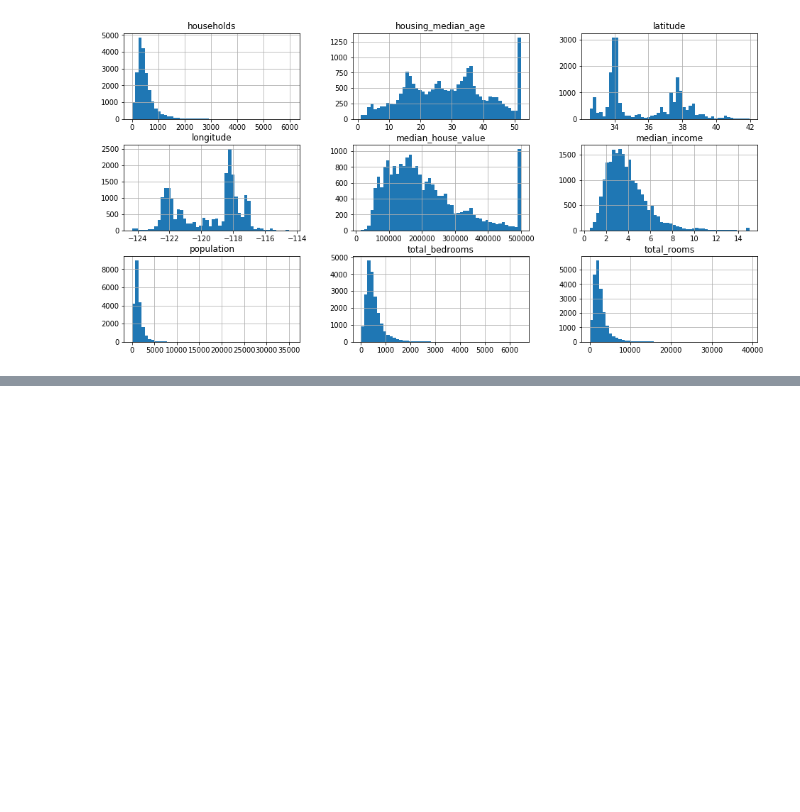
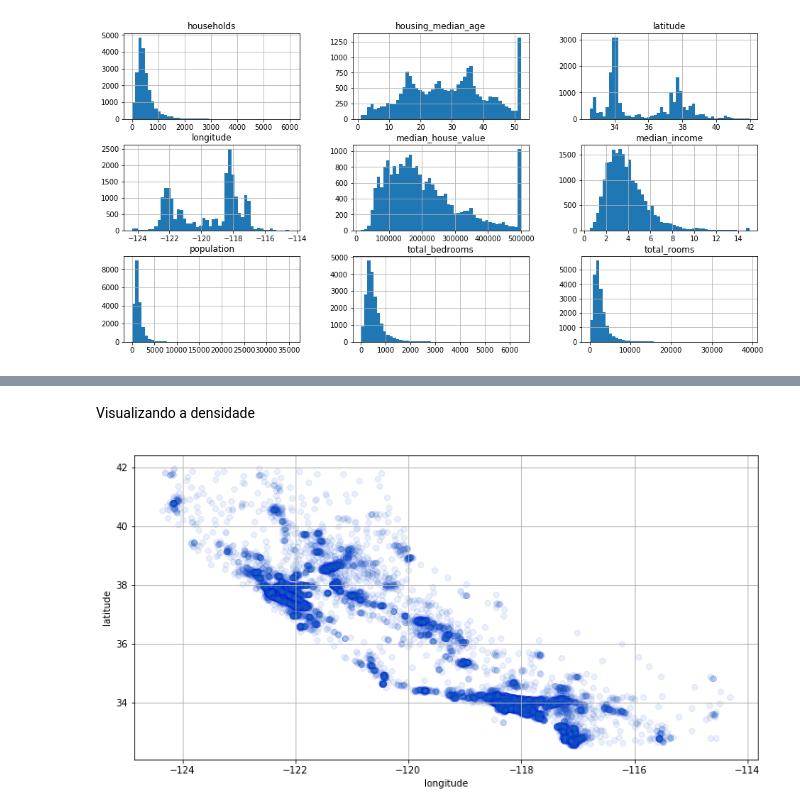
Before and after one commit to paulojunqueira/Python-Projects-and-Studies, a Jupyter notebook: Hands-On Machine Learning With Scikit-Lern and Tensorflow Book Exercises/Capitulo 2.ipynb, the cells around one changed output, grey strips where cells are left out. Drawn from its saved outputs; the diff is of its cells as text; code cells hidden in the pictures; blank space fills up the shorter version.

```diff
--- a/Hands-On Machine Learning With Scikit-Lern and Tensorflow Book Exercises/Capitulo 2.ipynb
+++ b/Hands-On Machine Learning With Scikit-Lern and Tensorflow Book Exercises/Capitulo 2.ipynb
@@ -107,0 +114,8 @@ test_set.size
+# %% [markdown]
+Visualizando a densidade
+# %%
+plt.figure(figsize = (12,6))
+sns.scatterplot(x = 'longitude', y = 'latitude', data = housing, alpha = 0.1, edgecolor = 'blue')
+plt.grid()
+# %% [output]
+[figure, added]
```
Also changed, not shown: parts of 20 cells of this notebook.
